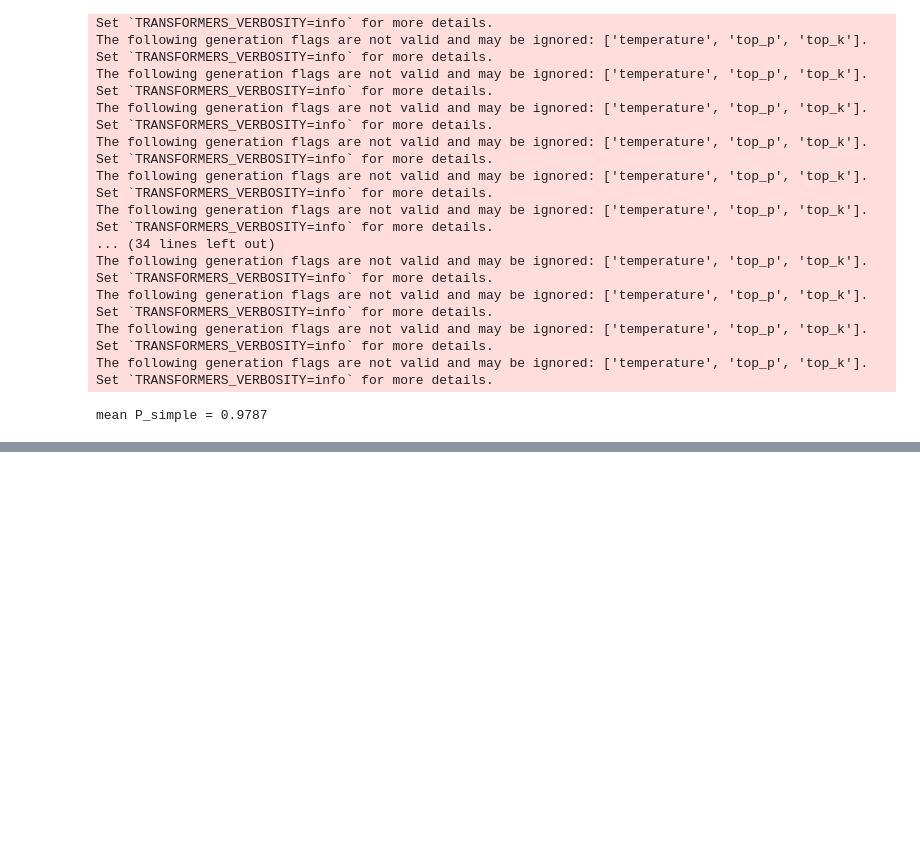
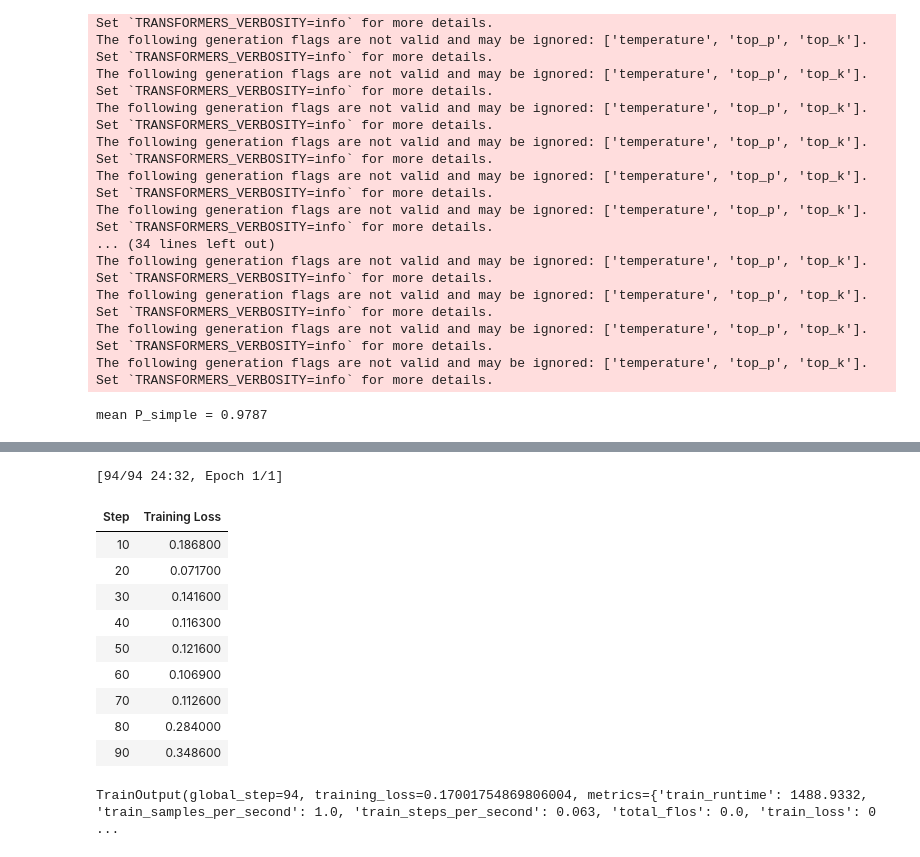
Before and after one commit to hizxle/cu_ai_grant, a Jupyter notebook: ai_red.ipynb, the cells around one changed output, grey strips where cells are left out. Saved outputs shown, nothing was run; the diff lists cells and outputs as text; code cells hidden in the pictures; blank space fills up the shorter version.

Commit message:
Second task

```diff
--- a/ai_red.ipynb
+++ b/ai_red.ipynb
@@ -134,0 +123,29 @@ no changes added to commit (use "git add" and/or "git commit -a")
+# %%
+base = AutoModelForCausalLM.from_pretrained(BASE, quantization_config=bnb, device_map="auto")
+model = PeftModel.from_pretrained(base, "sft", is_trainable=True) # подгружаем заново ту же модель чтобы была возможность подчистить память от тренера
+
+dpo_data = Dataset.from_list([{
+    "prompt": [{"role": "user", "content": r["prompt"]}],
+    "chosen": [{"role": "assistant", "content": r["kid"]}],
+    "rejected": [{"role": "assistant", "content": r["adult"]}]} for r in kid_adult])
+
+args = DPOConfig(output_dir="dpo_style", num_train_epochs=1, per_device_train_batch_size=1,
+                 gradient_accumulation_steps=16, learning_rate=1e-7, beta=0.1,
+                 max_length=1024, max_prompt_length=512, fp16=True, logging_steps=10,
+                 report_to="none", seed=42)
+
+trainer = DPOTrainer(model=model, args=args, train_dataset=dpo_data, processing_class=tok)
+trainer.train()
+# %% [output]
+[94/94 24:32, Epoch 1/1]
+| Step | Training Loss |
+| 10 | 0.186800 |
+| 20 | 0.071700 |
+| 30 | 0.141600 |
+| 40 | 0.116300 |
+| 50 | 0.121600 |
+| 60 | 0.106900 |
+| 70 | 0.112600 |
+| 80 | 0.284000 |
+| 90 | 0.348600 |
+TrainOutput(global_step=94, training_loss=0.17001754869806004, metrics={'train_runtime': 1488.9332, 'train_samples_per_second': 1.0, 'train_steps_per_second': 0.063, 'total_flos': 0.0, 'train_loss': 0 ...
```
Also changed, not shown: parts of 5 cells of this notebook.
